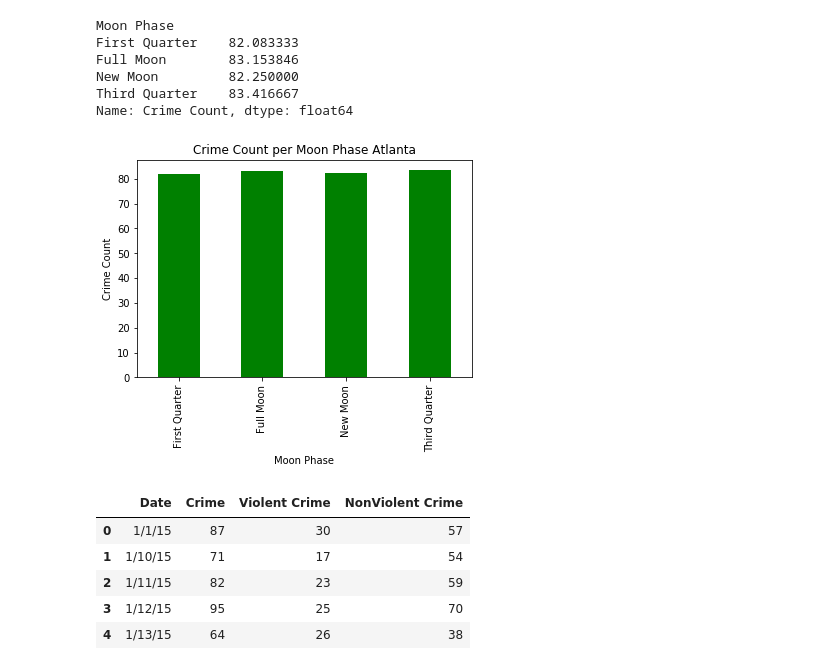
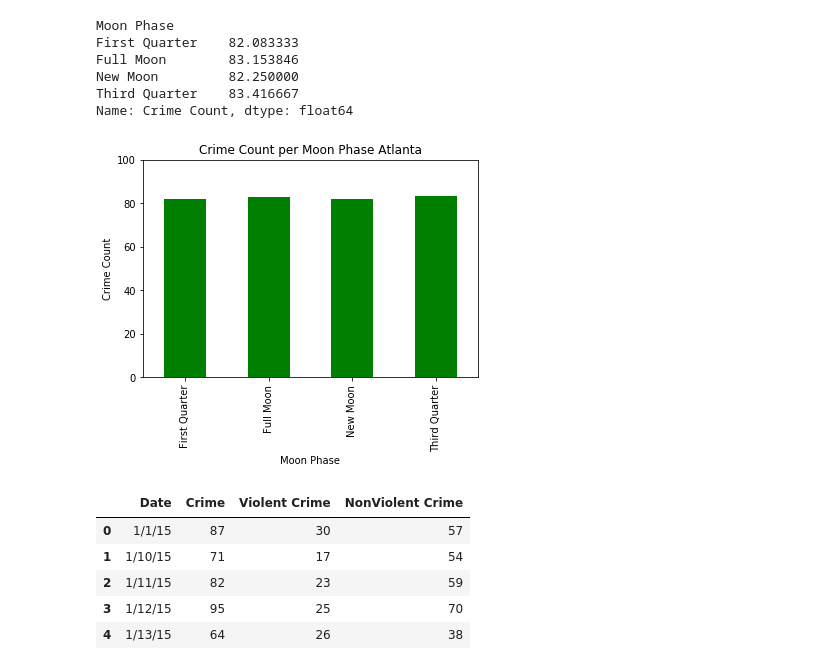
Before and after one commit to NHigs58/Project-1-, a Jupyter notebook: Graphs.ipynb, the cells around one changed output. Drawn from its saved outputs; the diff is of its cells as text; code cells hidden in the pictures.

```diff
--- a/Graphs.ipynb
+++ b/Graphs.ipynb
@@ -39,13 +39,14 @@ Name: Crime Count, dtype: float64
 # %%
 crime_moon_graph = new_df.plot(kind="bar", color="green")
 
 plt.title('Crime Count per Moon Phase Atlanta')
 plt.xlabel('Moon Phase')
 plt.ylabel('Crime Count')
+plt.ylim(0,100)
 
-plt.savefig("BarAtl.png")
+plt.savefig("Images/BarAtl.png")
 # %% [output]
-[figure, old version]
+[figure, new version]
 # %%
 # Atlanta Violent vs Non-Violent Data
 csv_path = "Atlanta/AtlantaCrimeCate.csv"
```
Also changed, not shown: parts of 8 cells of this notebook, 22 other files.
